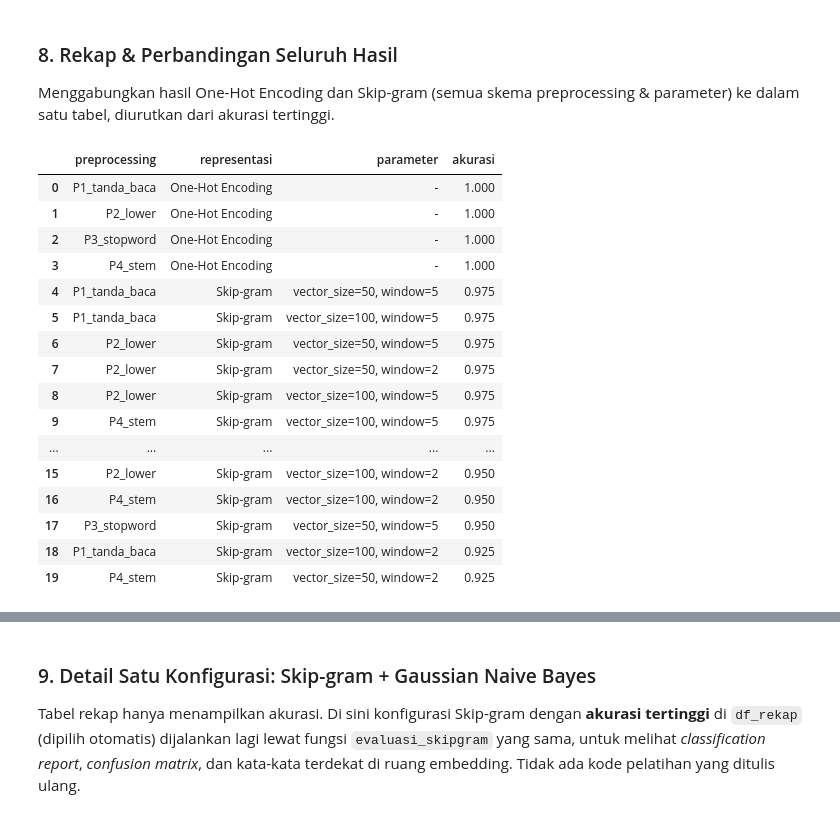
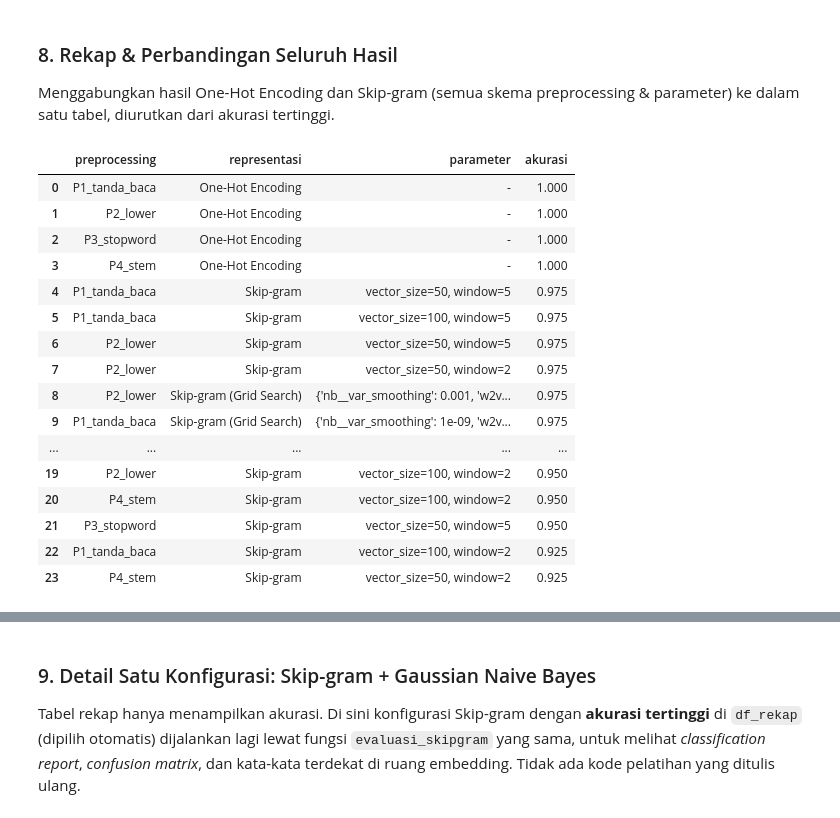
Before and after one commit to rhmnaan/ppw, a Jupyter notebook: klasifikasi_skipgram_naive_bayes.ipynb, the cells around one changed output, grey strips where cells are left out. Cells and saved outputs as stored; diff of their text form; code cells hidden in the pictures.

```diff
--- a/klasifikasi_skipgram_naive_bayes.ipynb
+++ b/klasifikasi_skipgram_naive_bayes.ipynb
@@ -945,27 +1035,34 @@ P4_stem         | Skip-gram (vector_size=100, window=5) | akurasi = 0.9750
 
 Menggabungkan hasil One-Hot Encoding dan Skip-gram (semua skema preprocessing & parameter) ke dalam satu tabel, diurutkan dari akurasi tertinggi.
 # %%
-df_rekap = pd.concat([df_onehot, df_skipgram], ignore_index=True)
+df_gridsearch = pd.DataFrame({
+    "preprocessing": df_grid["preprocessing"],
+    "representasi": "Skip-gram (Grid Search)",
+    "parameter": df_grid["parameter_terbaik"].astype(str),
+    "akurasi": df_grid["akurasi_test"],
+})
+
+df_rekap = pd.concat([df_onehot, df_skipgram, df_gridsearch], ignore_index=True)
 df_rekap = df_rekap.sort_values(by="akurasi", ascending=False).reset_index(drop=True)
 df_rekap
 # %% [output]
 |  | preprocessing | representasi | parameter | akurasi |
 | 0 | P1_tanda_baca | One-Hot Encoding | - | 1.000 |
 | 1 | P2_lower | One-Hot Encoding | - | 1.000 |
 | 2 | P3_stopword | One-Hot Encoding | - | 1.000 |
 | 3 | P4_stem | One-Hot Encoding | - | 1.000 |
 | 4 | P1_tanda_baca | Skip-gram | vector_size=50, window=5 | 0.975 |
 | 5 | P1_tanda_baca | Skip-gram | vector_size=100, window=5 | 0.975 |
 | 6 | P2_lower | Skip-gram | vector_size=50, window=5 | 0.975 |
 | 7 | P2_lower | Skip-gram | vector_size=50, window=2 | 0.975 |
-| 8 | P2_lower | Skip-gram | vector_size=100, window=5 | 0.975 |
-| 9 | P4_stem | Skip-gram | vector_size=100, window=5 | 0.975 |
+| 8 | P2_lower | Skip-gram (Grid Search) | {'nb__var_smoothing': 0.001, 'w2v... | 0.975 |
+| 9 | P1_tanda_baca | Skip-gram (Grid Search) | {'nb__var_smoothing': 1e-09, 'w2v... | 0.975 |
 | ... | ... | ... | ... | ... |
-| 15 | P2_lower | Skip-gram | vector_size=100, window=2 | 0.950 |
-| 16 | P4_stem | Skip-gram | vector_size=100, window=2 | 0.950 |
-| 17 | P3_stopword | Skip-gram | vector_size=50, window=5 | 0.950 |
-| 18 | P1_tanda_baca | Skip-gram | vector_size=100, window=2 | 0.925 |
-| 19 | P4_stem | Skip-gram | vector_size=50, window=2 | 0.925 |
+| 19 | P2_lower | Skip-gram | vector_size=100, window=2 | 0.950 |
+| 20 | P4_stem | Skip-gram | vector_size=100, window=2 | 0.950 |
+| 21 | P3_stopword | Skip-gram | vector_size=50, window=5 | 0.950 |
+| 22 | P1_tanda_baca | Skip-gram | vector_size=100, window=2 | 0.925 |
+| 23 | P4_stem | Skip-gram | vector_size=50, window=2 | 0.925 |
 # %%
 # Rata-rata akurasi per skema preprocessing (menjawab pertanyaan:
 # "preprocessing mana yang paling berpengaruh terhadap akurasi?")
```
Also changed, not shown: parts of 12 cells of this notebook, 15 other files.
